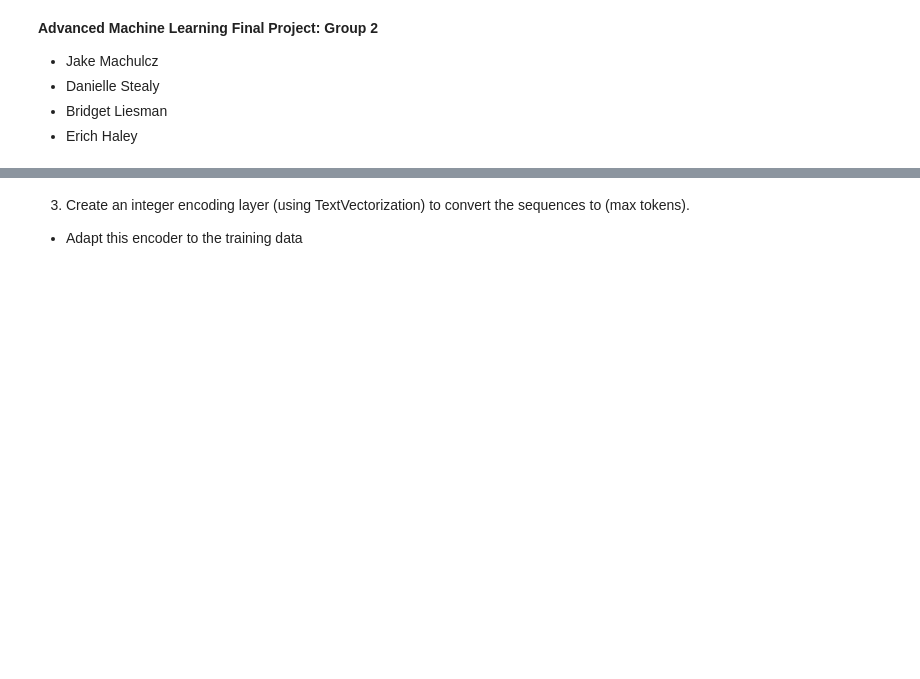
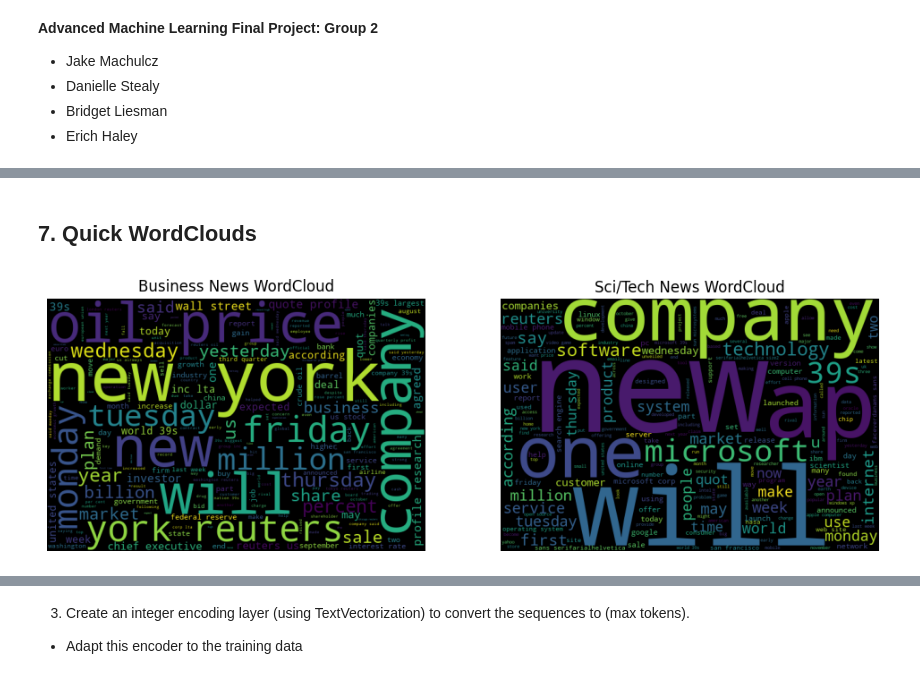
Before and after one commit to ehaley3/Advanced_Machine_Learning_Final_Project2025, a Jupyter notebook: AML_Final_Project_Group2.ipynb, the cells around one changed output, grey strips where cells are left out. Saved outputs shown, nothing was run; the diff lists cells and outputs as text; code cells hidden in the pictures; blank space fills up the shorter version.

```diff
--- a/AML_Final_Project_Group2.ipynb
+++ b/AML_Final_Project_Group2.ipynb
@@ -72,0 +230,13 @@ print(y_train_tf.shape, y_valid_tf.shape, y_test_tf.shape)
+# %%
+from collections import Counter
+import re
+
+def clean_text(t):
+    t = t.decode("utf-8").lower()
+    t = re.sub(r"[^a-zA-Z0-9\s]", "", t)
+    return t
+
+cleaned = [clean_text(t) for t in x_train]
+words = " ".join(cleaned).split()
+common_words = Counter(words).most_common(20)
+common_words
@@ -72,0 +264,23 @@ print(y_train_tf.shape, y_valid_tf.shape, y_test_tf.shape)
+# %% [markdown]
+## 7. Quick WordClouds
+# %%
+from wordcloud import WordCloud
+
+business_text = " ".join([clean_text(x_train[i]) for i in range(len(x_train)) if y_train[i]==0])
+scitech_text   = " ".join([clean_text(x_train[i]) for i in range(len(x_train)) if y_train[i]==1])
+
+plt.figure(figsize=(12,6))
+
+plt.subplot(1,2,1)
+plt.imshow(WordCloud(width=600, height=400).generate(business_text))
+plt.title("Business News WordCloud")
+plt.axis("off")
+
+plt.subplot(1,2,2)
+plt.imshow(WordCloud(width=600, height=400).generate(scitech_text))
+plt.title("Sci/Tech News WordCloud")
+plt.axis("off")
+
+plt.show()
+# %% [output]
+[figure, added]
```
Also changed, not shown: parts of 38 cells of this notebook.
